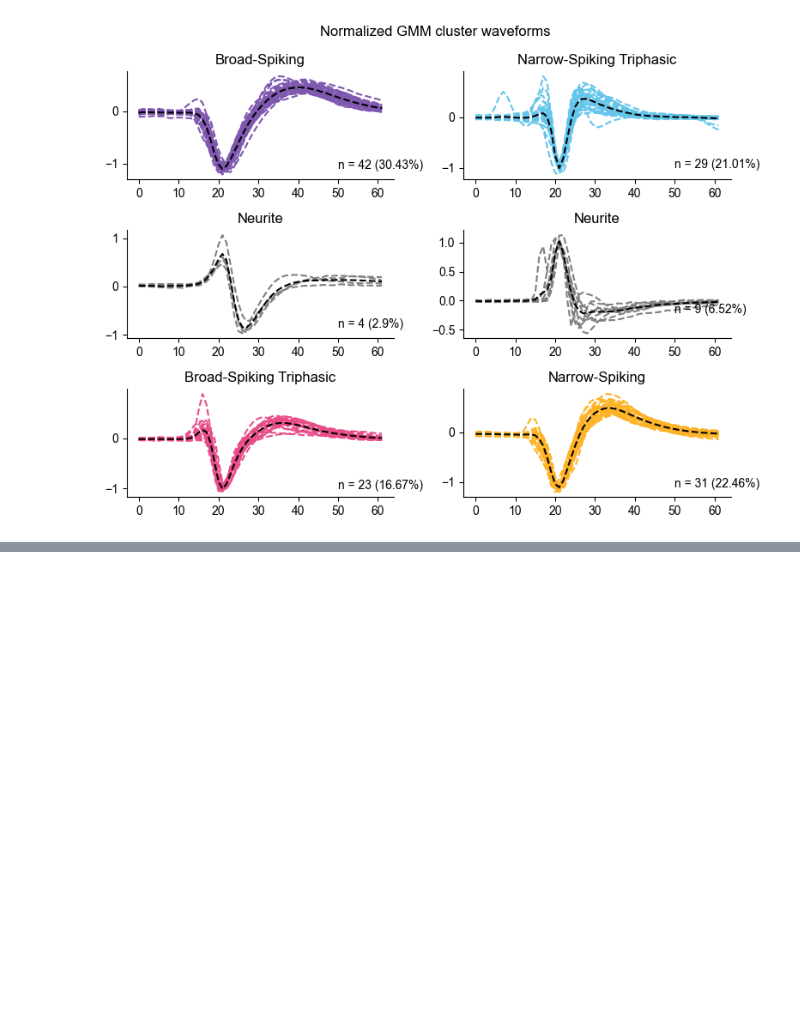
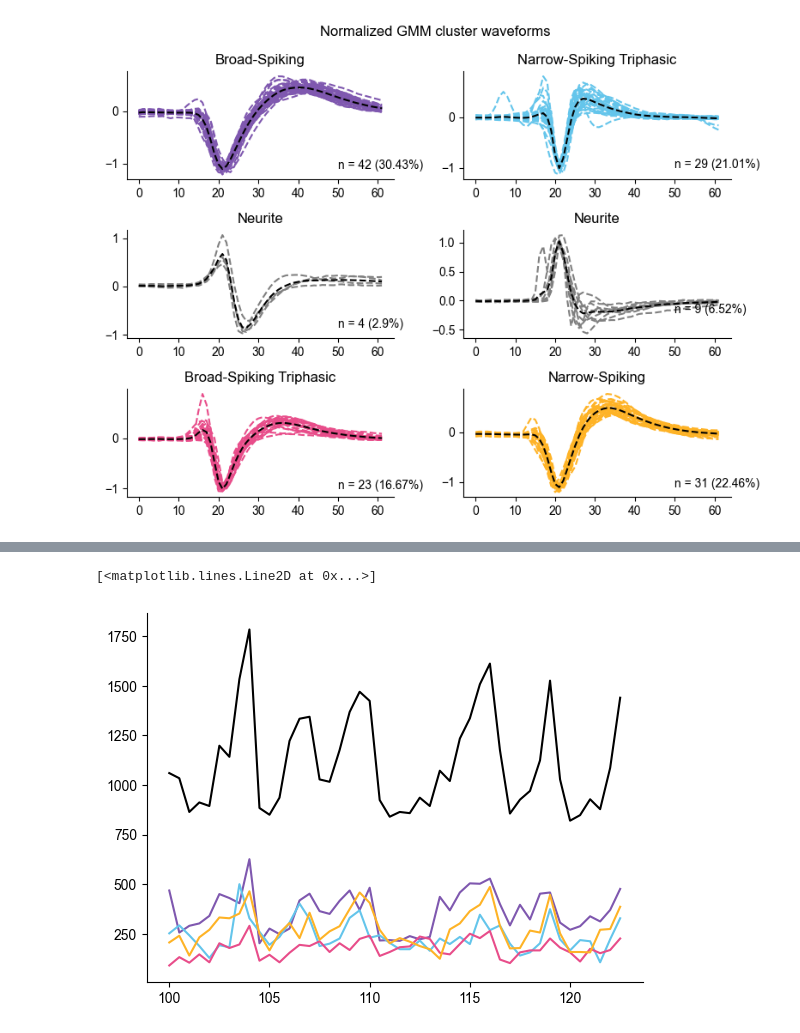
Before and after one commit to mateouma/fpp-npx, a Jupyter notebook: bsns_testing.ipynb, the cells around one changed output, grey strips where cells are left out. Cells and saved outputs as stored; diff of their text form; code cells hidden in the pictures; blank space fills up the shorter version.

```diff
--- a/bsns_testing.ipynb
+++ b/bsns_testing.ipynb
@@ -145,4 +130,3 @@ bsns_cluster_mean_wfs = []
 for i in range(6):
     bsns_cluster_mean_wf = waveforms_scaled[unit_labs == i].mean(axis=0)
     bsns_cluster_mean_wfs.append(bsns_cluster_mean_wf)
-    plt.plot(bsns_cluster_mean_wf, color=CUSTOM_PAL_SORT_4[i])
@@ -212,0 +219,46 @@ plt.show()
+# %%
+def calculate_firing_rates(spike_trains, fs, window_size=0.5, step_size=0.5, cluster_labels=None):
+    cluster_firing_rates = []
+    cluster_mean_firing_rates = []
+    cluster_ste_firing_rates = []
+
+    twindow = int(window_size * fs)
+    tstep = int(step_size * fs)
+
+    if cluster_labels is not None:
+        cluster_lab_dir = np.unique(cluster_labels)
+        N_clust = cluster_lab_dir.size
+
+        cluster_mask = [np.where(cluster_labels == cl)[0] for cl in cluster_lab_dir]
+    else:
+        N_clust = 1
+        cluster_mask = [np.arange(spike_trains.shape[1])]
+
+    for cl in range(N_clust):
+        cluster_spk_trains = spike_trains[:,cluster_mask[cl]]
+
+        windowed_spk_trains = sliding_window_view(cluster_spk_trains, window_shape=twindow, axis=0)
+        firing_rates = windowed_spk_trains[::tstep].sum(axis=2) / window_size
+
+        cluster_firing_rates.append(firing_rates.sum(axis=1))
+        cluster_mean_firing_rates.append(firing_rates.mean(axis=1))
+        cluster_ste_firing_rates.append(firing_rates.std(axis=1) / np.sqrt(firing_rates.shape[1]))
+
+    if cluster_labels is None:
+        cluster_firing_rates = cluster_firing_rates[0]
+        cluster_mean_firing_rates = cluster_mean_firing_rates[0]
+        cluster_ste_firing_rates = cluster_ste_firing_rates[0]
+
+    return cluster_firing_rates, cluster_mean_firing_rates, cluster_ste_firing_rates
+# %%
+bsns_frs,bsns_mean_frs,bsns_ste_frs = calculate_firing_rates(spike_trains, fs, cluster_labels=unit_labs)
+# %%
+pop_frs,mean_pop_frs,__ = calculate_firing_rates(spike_trains, fs)
+# %%
+fr_t = np.arange(time_window[0], time_window[1], 0.5)
+for i in [0,1,4,5]:
+    plt.plot(fr_t, bsns_frs[i], color=CUSTOM_PAL_SORT_4[i])
+plt.plot(fr_t, pop_frs, color='k')
+# %% [output]
+[<matplotlib.lines.Line2D at 0x...>]
+[figure, added]
```
Also changed, not shown: parts of 31 cells of this notebook, 41 other files.
